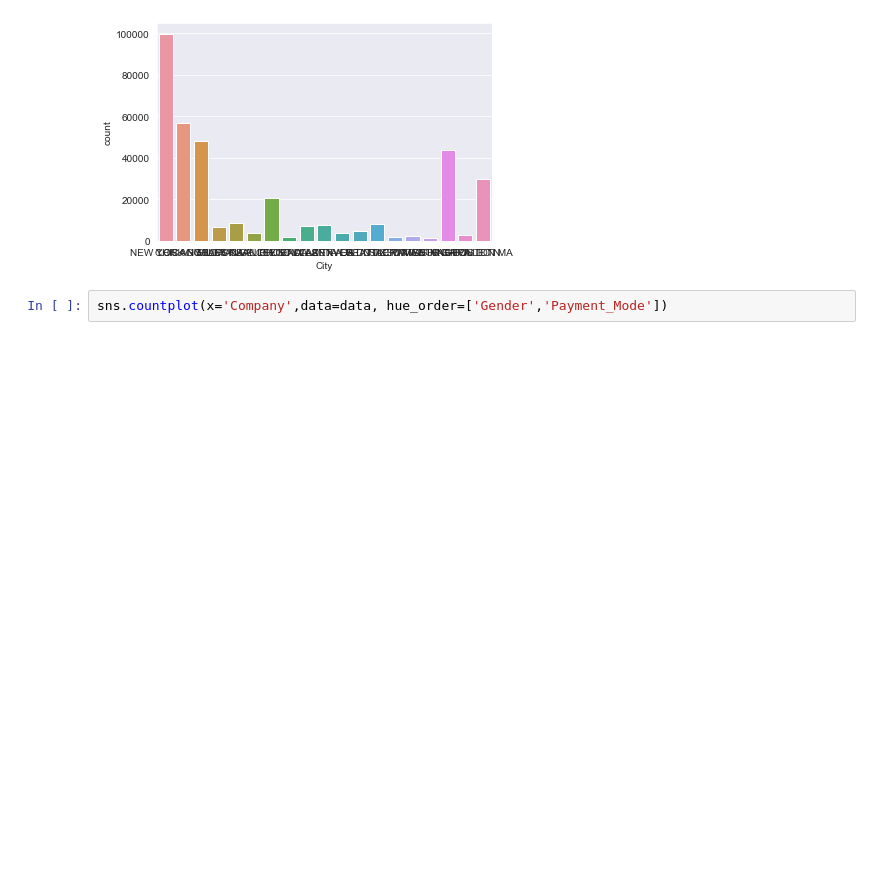
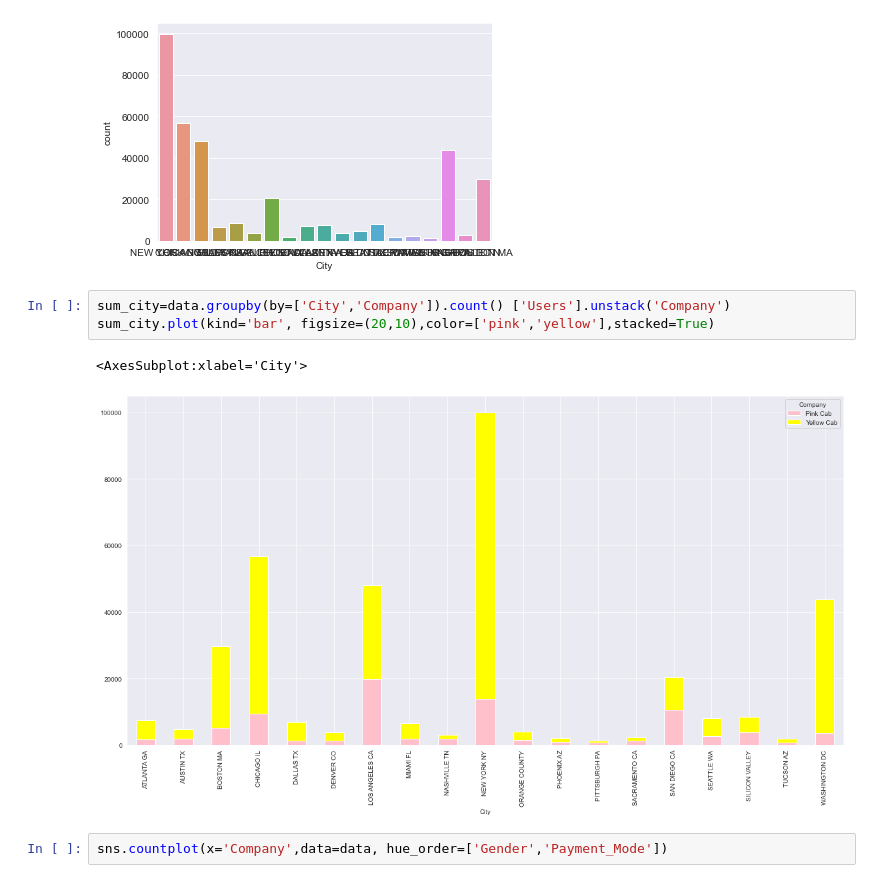
Before and after one commit to Judetheory/Cab_data_business_Analysis, a Jupyter notebook: cab_data.ipynb, the cells around one changed output. Cells and saved outputs as stored; diff of their text form; blank space fills up the shorter version.

```diff
--- a/cab_data.ipynb
+++ b/cab_data.ipynb
@@ -386,6 +392,12 @@ sns.countplot(x='City', data=data)
 # %% [output]
 <AxesSubplot:xlabel='City', ylabel='count'>
 [figure]
+# %%
+sum_city=data.groupby(by=['City','Company']).count() ['Users'].unstack('Company')
+sum_city.plot(kind='bar', figsize=(20,10),color=['pink','yellow'],stacked=True)
+# %% [output]
+<AxesSubplot:xlabel='City'>
+[figure, added]
 # %%
 sns.countplot(x='Company',data=data, hue_order=['Gender','Payment_Mode'])
 # %% [output]
```
Also changed, not shown: parts of 10 cells of this notebook.
